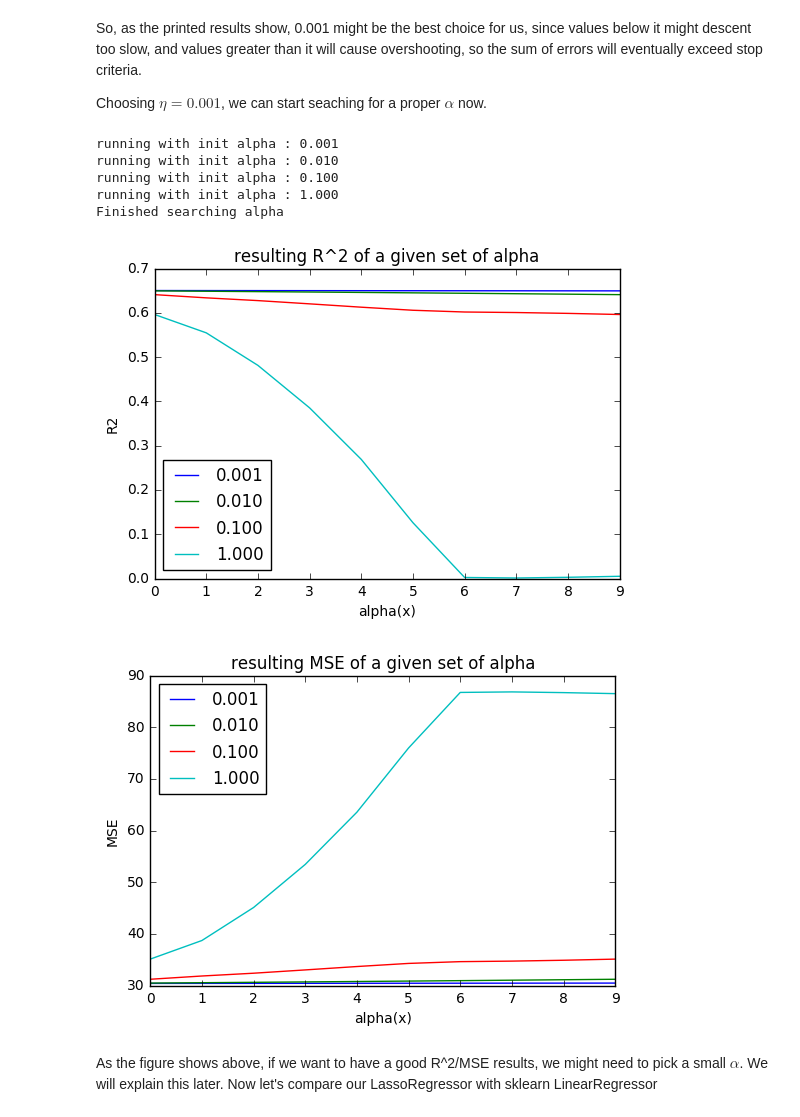
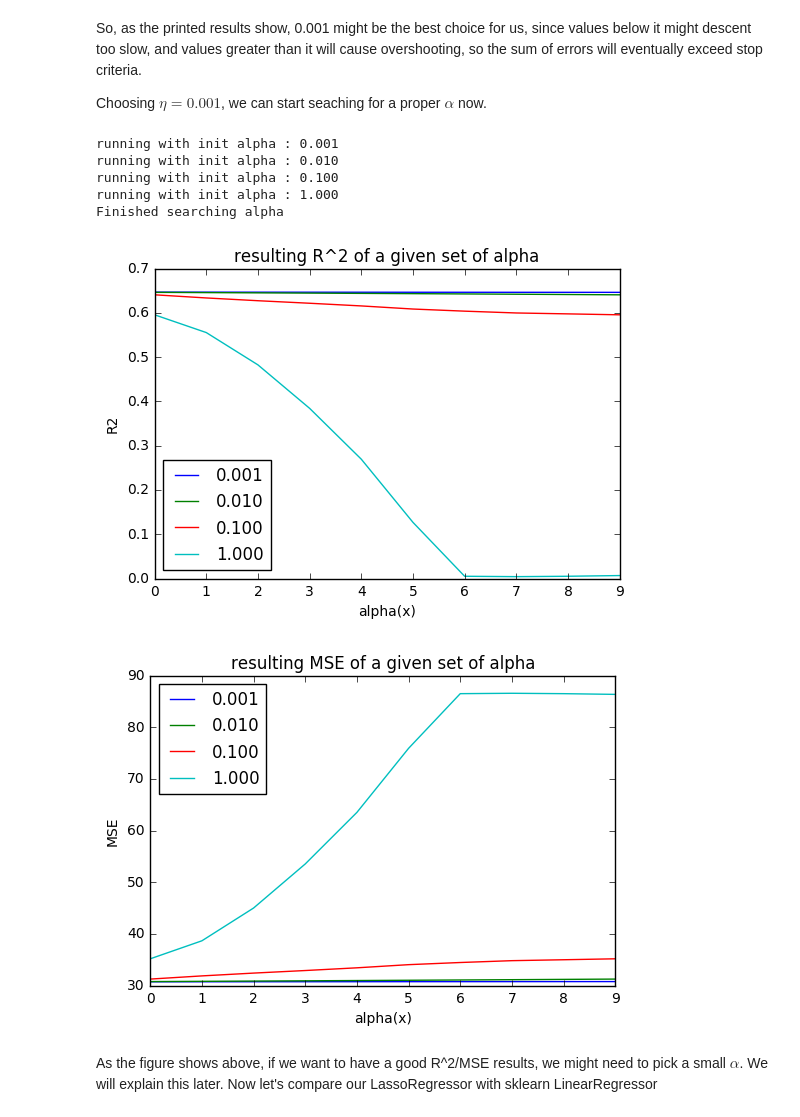
Before and after one commit to LemonATsu/iPynb-Lasso-Regressor, a Jupyter notebook: Lab05_102062207.ipynb, the cells around one changed output. Saved outputs shown, nothing was run; the diff lists cells and outputs as text; code cells hidden in the pictures.

```diff
--- a/Lab05_102062207.ipynb
+++ b/Lab05_102062207.ipynb
@@ -384,7 +384,7 @@ from sklearn.cross_validation import train_test_split
 a = 0.001
 eta = 0.001
 alphas = [0.001, 0.01, 0.1, 1]
-max_iter = 5000
+max_iter = 3000
 
 candidates = []
 r2_lists = []
@@ -433,35 +433,35 @@ for l in r2_lists:
     plt.plot(range(0,10), l, label=a_alpha)
     a *= 10
 
 plt.title('resulting R^2 of a given set of alpha')
 plt.ylabel('R2')
 plt.xlabel('alpha(x)')
 plt.legend(loc='best')
 plt.savefig('./output/fig-alpha-plot-r2', dpi=300)
 plt.show()
 
 
 # same as above, but this time, we plot the MSE value.
 a = 0.001
 for l in mse_lists:
     a_alpha = "%.3f" % a
     plt.plot(range(0,10), l, label=a_alpha)
     a *= 10
 
 plt.title('resulting MSE of a given set of alpha')
 plt.ylabel('MSE')
 plt.xlabel('alpha(x)')
 plt.legend(loc='best')
 plt.savefig('./output/fig-alpha-plot-mse', dpi=300)
 plt.show()
 # %% [output]
 running with init alpha : 0.001
 running with init alpha : 0.010
 running with init alpha : 0.100
 running with init alpha : 1.000
 Finished searching alpha
-[figure, old version]
+[figure, new version]
-[figure, old version]
+[figure, new version]
 # %% [markdown]
 As the figure shows above, if we want to have a good R^2/MSE results, we might need to pick a small $\alpha$. We will explain this later. Now let's compare our LassoRegressor with sklearn LinearRegressor
 # %%
```
Also changed, not shown: parts of 23 cells of this notebook.
